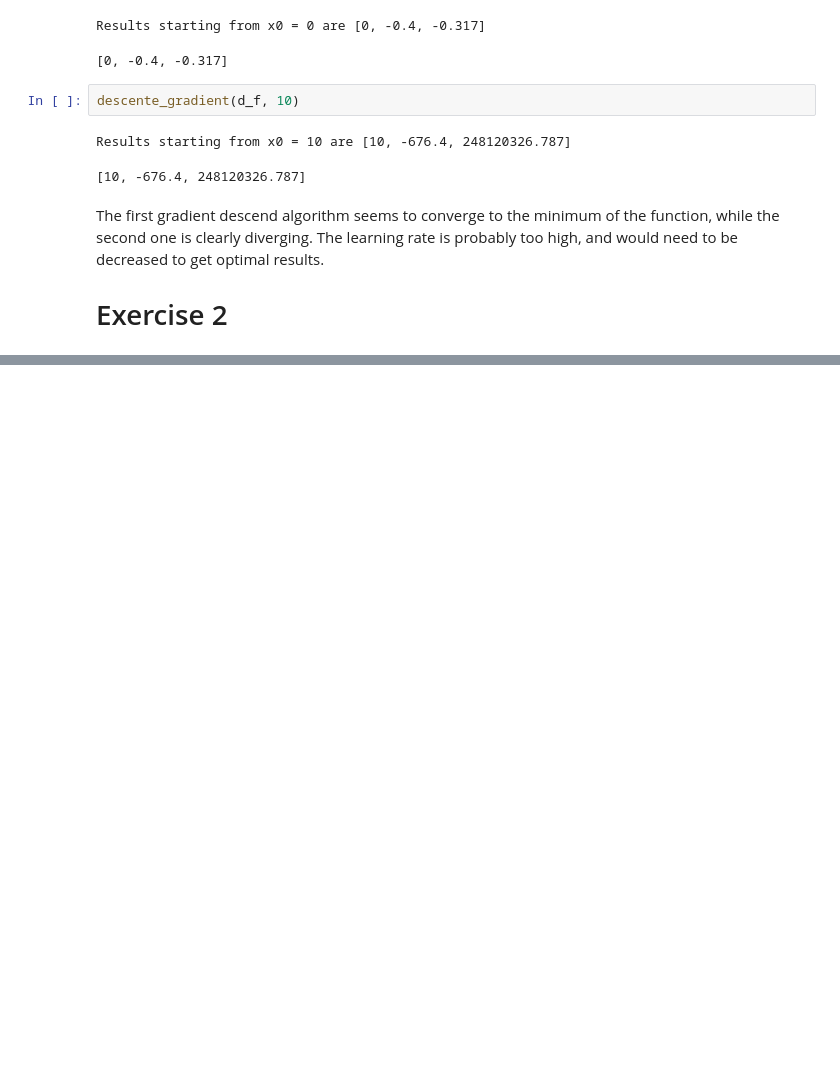
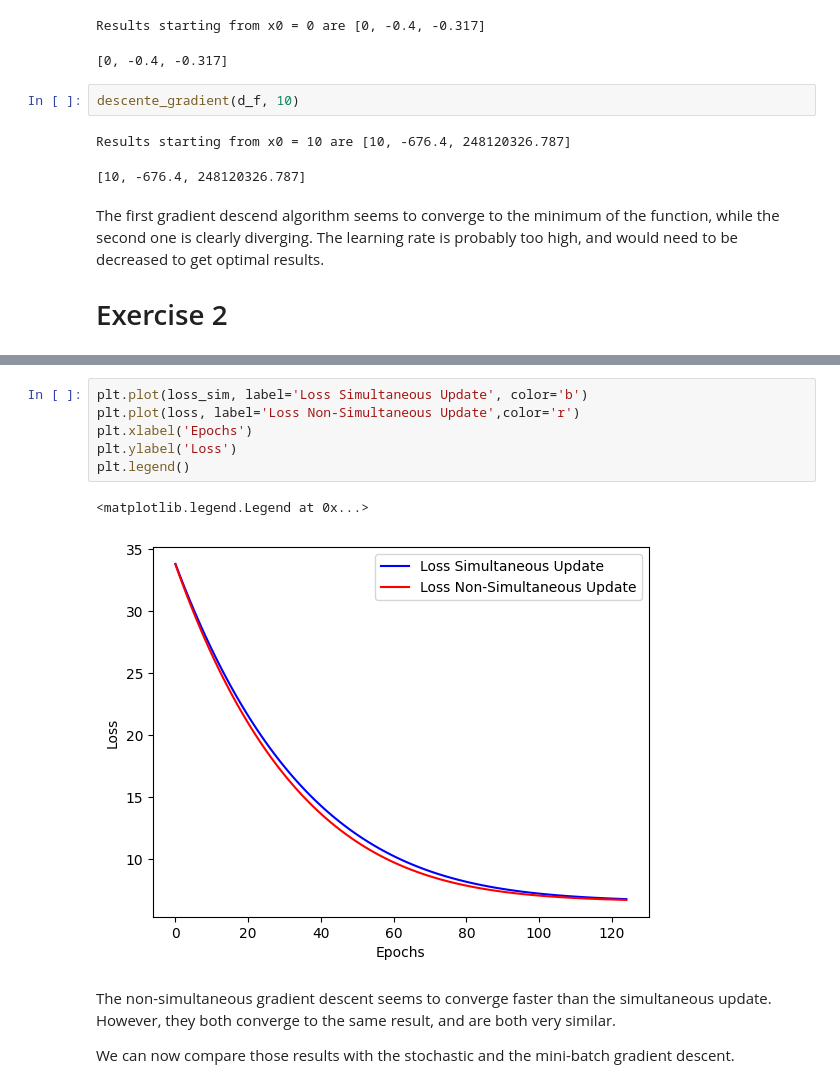
Before and after one commit to JeannesTheo/DataMiningForNetworks, a Jupyter notebook: Assignement1.ipynb, the cells around one changed output, grey strips where cells are left out. Drawn from its saved outputs; the diff is of its cells as text; blank space fills up the shorter version.

```diff
--- a/Assignement1.ipynb
+++ b/Assignement1.ipynb
@@ -102,0 +111,13 @@ plt.legend()
+# %%
+plt.plot(loss_sim, label='Loss Simultaneous Update', color='b')
+plt.plot(loss, label='Loss Non-Simultaneous Update',color='r')
+plt.xlabel('Epochs')
+plt.ylabel('Loss')
+plt.legend()
+# %% [output]
+<matplotlib.legend.Legend at 0x...>
+[figure, added]
+# %% [markdown]
+The non-simultaneous gradient descent seems to converge faster than the simultaneous update. However, they both converge to the same result, and are both very similar.
+
+We can now compare those results with the stochastic and the mini-batch gradient descent.
```
Also changed, not shown: parts of 17 cells of this notebook, 8 other files.
